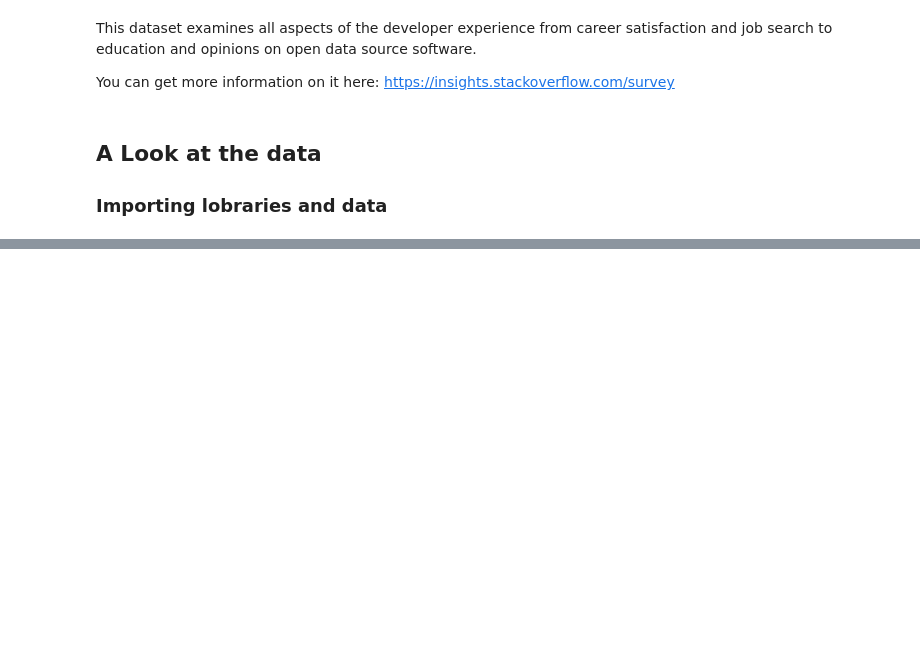
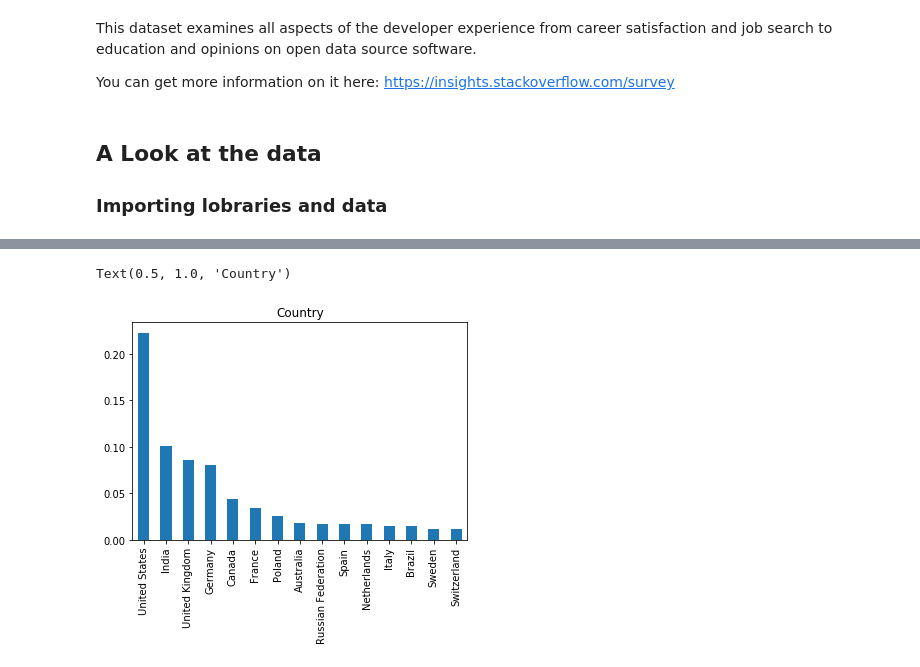
Before and after one commit to sousablde/StackOverflow-Dev-Survey-Data-Analysis, a Jupyter notebook: StackOverflow Dev Survey results.ipynb, the cells around one changed output, grey strips where cells are left out. Saved outputs shown, nothing was run; the diff lists cells and outputs as text; code cells hidden in the pictures; blank space fills up the shorter version.

```diff
--- a/StackOverflow Dev Survey results.ipynb
+++ b/StackOverflow Dev Survey results.ipynb
@@ -20,0 +80,10 @@ FileNotFoundError: [Errno 2] File b'./survey_results_public.csv' does not exist:
+# %%
+#exploring the different countries of the participants
+count_vals = df.Country.value_counts()
+
+#Since there are too many focusing on the top 15
+(count_vals[:15]/df.shape[0]).plot(kind="bar")
+plt.title("Country")
+# %% [output]
+Text(0.5, 1.0, 'Country')
+[figure, added]
```
Also changed, not shown: parts of 8 cells of this notebook.
